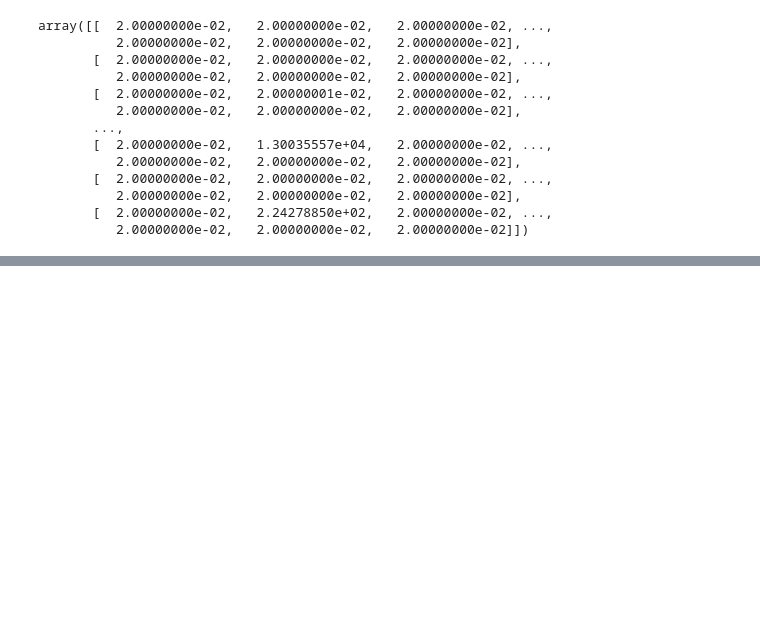
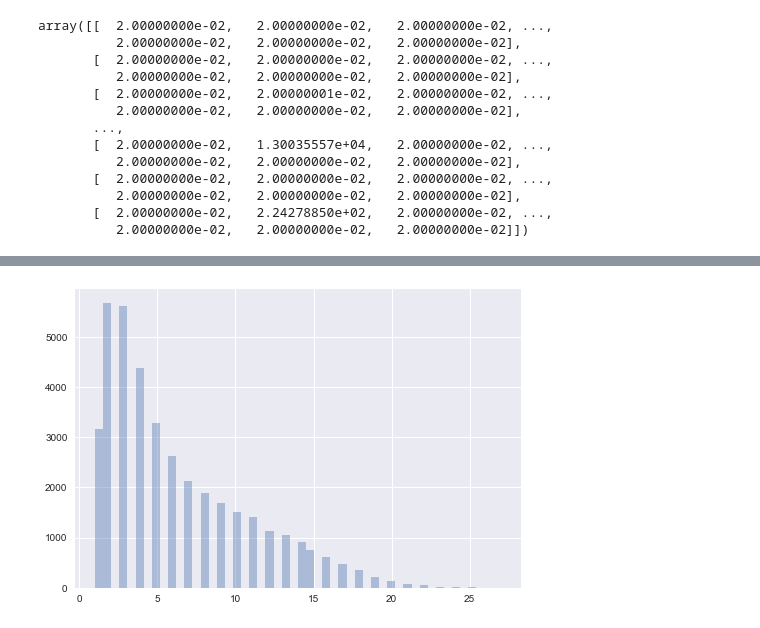
Before and after one commit to CornellDataScience/NLP_Research-FA17, a Jupyter notebook: topic_over_time/notebook/topic_similarity.ipynb, the cells around one changed output, grey strips where cells are left out. Saved outputs shown, nothing was run; the diff lists cells and outputs as text; code cells hidden in the pictures; blank space fills up the shorter version.

```diff
--- a/topic_over_time/notebook/topic_similarity.ipynb
+++ b/topic_over_time/notebook/topic_similarity.ipynb
@@ -150,0 +238,20 @@ Twice my family took me here for late lunch have to say it was affordable and en
+# %%
+def get_topic_threshold(sentence, vec, tm, thresh):
+    analyzer = vec.build_analyzer()
+    topic_words = vec.get_feature_names()
+    tm_mat = tm.components_
+    k_index = np.array([0.]*tm_mat.shape[0])
+    for word in analyzer(sentence):
+        if word in topic_words:
+            k_index += tm_mat[:, topic_words.index(word)]
+
+    counter = 0
+    prob = 0.0
+    if sum(k_index) == 0:
+        return counter
+    else:
+        mat = sorted(k_index/(sum(k_index)), reverse = True)
+        while (prob < thresh):
+            prob += mat[counter]
+            counter += 1
+        return counter
@@ -150,0 +262,13 @@ Twice my family took me here for late lunch have to say it was affordable and en
+# %%
+topics = []
+for review in review_chinese.iloc[ids]['text'].values:
+    sent_text = nltk.sent_tokenize(review)
+    for s in sent_text:
+        p = get_topic_threshold(s, vec3, tm3, 0.8)
+        if p != 0:
+            topics.append(p)
+# %%
+sns.distplot(topics, kde = False)
+plt.show()
+# %% [output]
+[figure, added]
```
Also changed, not shown: parts of 32 cells of this notebook.
